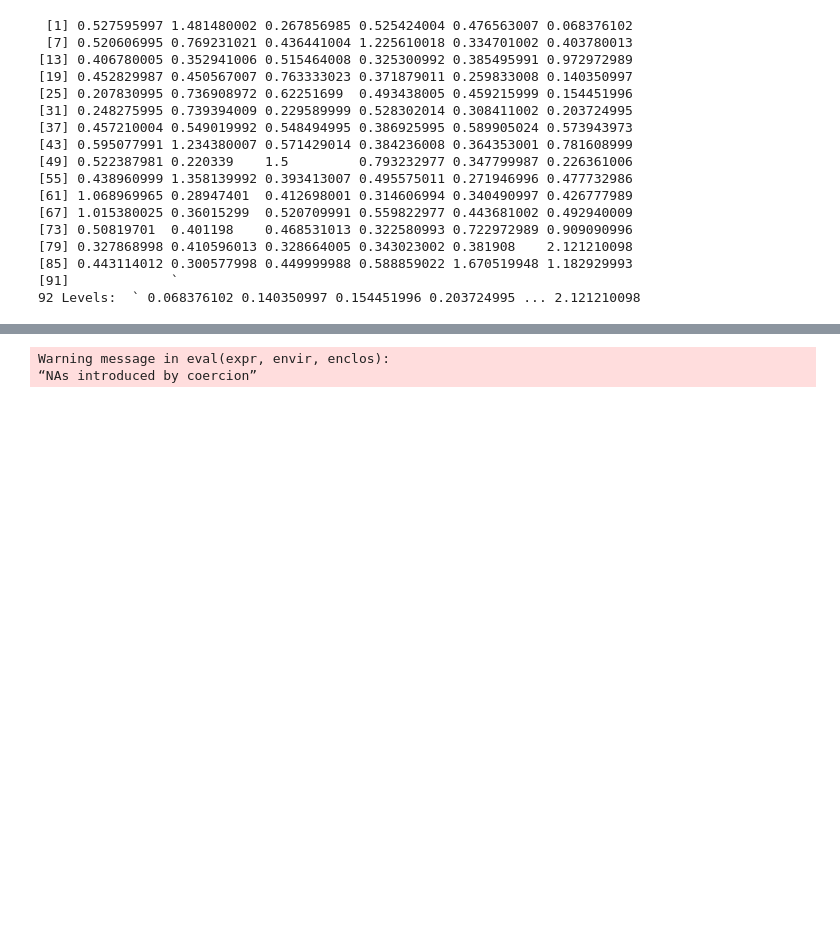
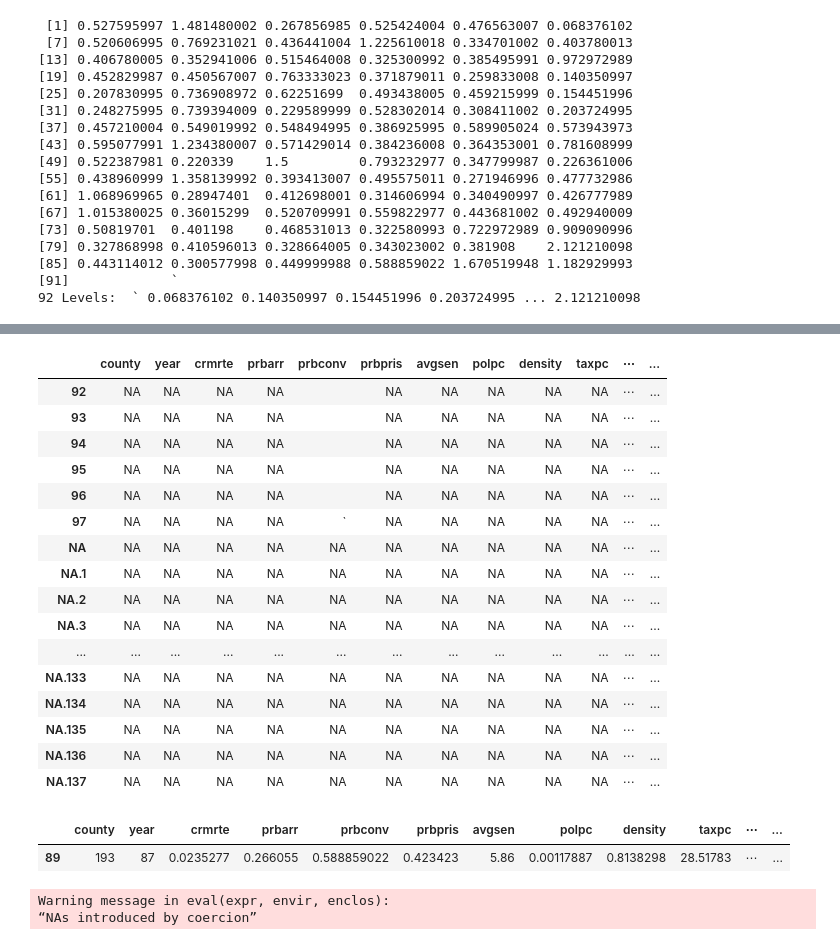
Before and after one commit to kevin-hartman/MIDS_W203_5_Lab3, a Jupyter notebook: kevin_scratchpad.ipynb, the cells around one changed output, grey strips where cells are left out. Drawn from its saved outputs; the diff is of its cells as text; code cells hidden in the pictures; blank space fills up the shorter version.

```diff
--- a/kevin_scratchpad.ipynb
+++ b/kevin_scratchpad.ipynb
@@ -70,2 +49,20 @@ The following objects are masked from ‘package:base’:
 # %%
-dfCrime <-na.omit(dfCrime)
+dfCrime[is.na(dfCrime),]
+# %% [output]
+|  | county | year | crmrte | prbarr | prbconv | prbpris | avgsen | polpc | density | taxpc | ⋯ | ... |
+| 92 | NA | NA | NA | NA |  | NA | NA | NA | NA | NA | ⋯ | ... |
+| 93 | NA | NA | NA | NA |  | NA | NA | NA | NA | NA | ⋯ | ... |
+| 94 | NA | NA | NA | NA |  | NA | NA | NA | NA | NA | ⋯ | ... |
+| 95 | NA | NA | NA | NA |  | NA | NA | NA | NA | NA | ⋯ | ... |
+| 96 | NA | NA | NA | NA |  | NA | NA | NA | NA | NA | ⋯ | ... |
+| 97 | NA | NA | NA | NA | ` | NA | NA | NA | NA | NA | ⋯ | ... |
+| NA | NA | NA | NA | NA | NA | NA | NA | NA | NA | NA | ⋯ | ... |
+| NA.1 | NA | NA | NA | NA | NA | NA | NA | NA | NA | NA | ⋯ | ... |
+| NA.2 | NA | NA | NA | NA | NA | NA | NA | NA | NA | NA | ⋯ | ... |
+| NA.3 | NA | NA | NA | NA | NA | NA | NA | NA | NA | NA | ⋯ | ... |
+| ... | ... | ... | ... | ... | ... | ... | ... | ... | ... | ... | ... | ... |
+| NA.133 | NA | NA | NA | NA | NA | NA | NA | NA | NA | NA | ⋯ | ... |
+| NA.134 | NA | NA | NA | NA | NA | NA | NA | NA | NA | NA | ⋯ | ... |
+| NA.135 | NA | NA | NA | NA | NA | NA | NA | NA | NA | NA | ⋯ | ... |
+| NA.136 | NA | NA | NA | NA | NA | NA | NA | NA | NA | NA | ⋯ | ... |
+| NA.137 | NA | NA | NA | NA | NA | NA | NA | NA | NA | NA | ⋯ | ... |
@@ -72,2 +71,5 @@ dfCrime <-na.omit(dfCrime)
 # %%
-dfCrime <- dfCrime[!duplicated(dfCrime),]
+dfCrime[duplicated(dfCrime),]
+# %% [output]
+|  | county | year | crmrte | prbarr | prbconv | prbpris | avgsen | polpc | density | taxpc | ⋯ | ... |
+| 89 | 193 | 87 | 0.0235277 | 0.266055 | 0.588859022 | 0.423423 | 5.86 | 0.00117887 | 0.8138298 | 28.51783 | ⋯ | ... |
```
Also changed, not shown: parts of 7 cells of this notebook.
